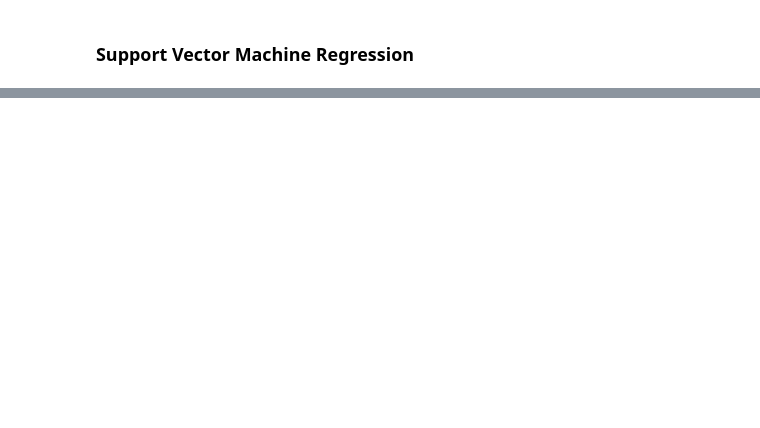
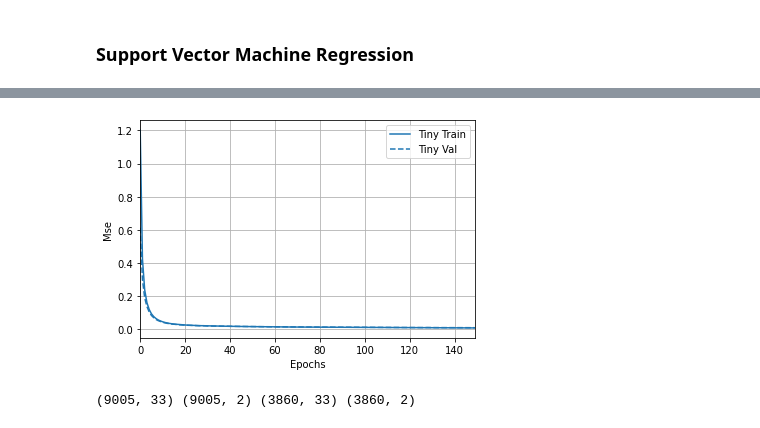
Before and after one commit to HaldiH/dm_project, a Jupyter notebook: main.ipynb, the cells around one changed output, grey strips where cells are left out. Cells and saved outputs as stored; diff of their text form; code cells hidden in the pictures; blank space fills up the shorter version.

Commit message:
added keras/tensorflow test with small and fat network

```diff
--- a/main.ipynb
+++ b/main.ipynb
@@ -191,7 +242,7 @@ mse y_test, y_pred_test = 0.0010759375409920733
 # %%
 from sklearn.neural_network import MLPRegressor
 
-MLPR = MLPRegressor(hidden_layer_sizes=(10*X_train.shape[1],), activation='relu', max_iter=1000, tol=1e-6, learning_rate='adaptive')
+MLPR = MLPRegressor(hidden_layer_sizes=(5*X_train.shape[1], 5*X_train.shape[1], 5*X_train.shape[1]), activation='relu', max_iter=1000, tol=1e-4, learning_rate='adaptive')
 MLPR = MLPR.fit(X_train, y_train)
 
 y_pred_test = MLPR.predict(X_test)
@@ -204,0 +256,11 @@ mse y_test, y_pred_test = 0.002612602056124169
+# %%
+from sklearn.model_selection import GridSearchCV
+import sklearn.metrics as skm
+
+tuned_parameters = [
+    {"hidden_layer_sizes": [(10,), (20,), (50,), (100,)], "activation": ['relu', 'tanh']}
+]
+
+regressor = GridSearchCV(MLPRegressor(), tuned_parameters)
+regressor.fit(X_train, y_train)
+print(regressor.best_params_)
@@ -260,0 +297,13 @@ ax.scatter(points_XYZ[:, 0], points_XYZ[:, 1], points_XYZ[:, 2])
+# %%
+import tensorflow as tf
+from tensorflow import keras
+
+num_features = X_train.shape[1]
+
+tiny_model = keras.Sequential([
+    keras.layers.Dense(64, activation='elu', input_dim=33),
+    keras.layers.Dense(2)
+])
+
+print(X_train.shape, y_train.shape, X_test.shape, y_test.shape)
+tiny_model.compile(loss='mse', optimizer='sgd', metrics=['mse'])
@@ -260,0 +312,3 @@ ax.scatter(points_XYZ[:, 0], points_XYZ[:, 1], points_XYZ[:, 2])
+# %%
+histories = {}
+histories['Tiny'] = tiny_model.fit(X_train, y_train, epochs=150, batch_size=500, validation_data=(X_test, y_test))
@@ -260,0 +333,22 @@ ax.scatter(points_XYZ[:, 0], points_XYZ[:, 1], points_XYZ[:, 2])
+# %%
+import tensorflow_docs as tfdocs
+import tensorflow_docs.plots
+
+plotter = tfdocs.plots.HistoryPlotter(metric='mse')
+plotter.plot(histories)
+# %% [output]
+[figure, added]
+# %%
+
+fat_model = keras.Sequential([
+    keras.layers.Dense(512, activation='relu', input_dim=33),
+    keras.layers.Dense(512, activation='relu', input_dim=512),
+    keras.layers.Dense(512, activation='relu', input_dim=512),
+    keras.layers.Dense(512, activation='relu', input_dim=512),
+    keras.layers.Dense(2)
+])
+
+print(X_train.shape, y_train.shape, X_test.shape, y_test.shape)
+fat_model.compile(loss='mse', optimizer='sgd', metrics=['mse'])
+# %% [output]
+(9005, 33) (9005, 2) (3860, 33) (3860, 2)
```
Also changed, not shown: parts of 18 cells of this notebook, 2 other files.
